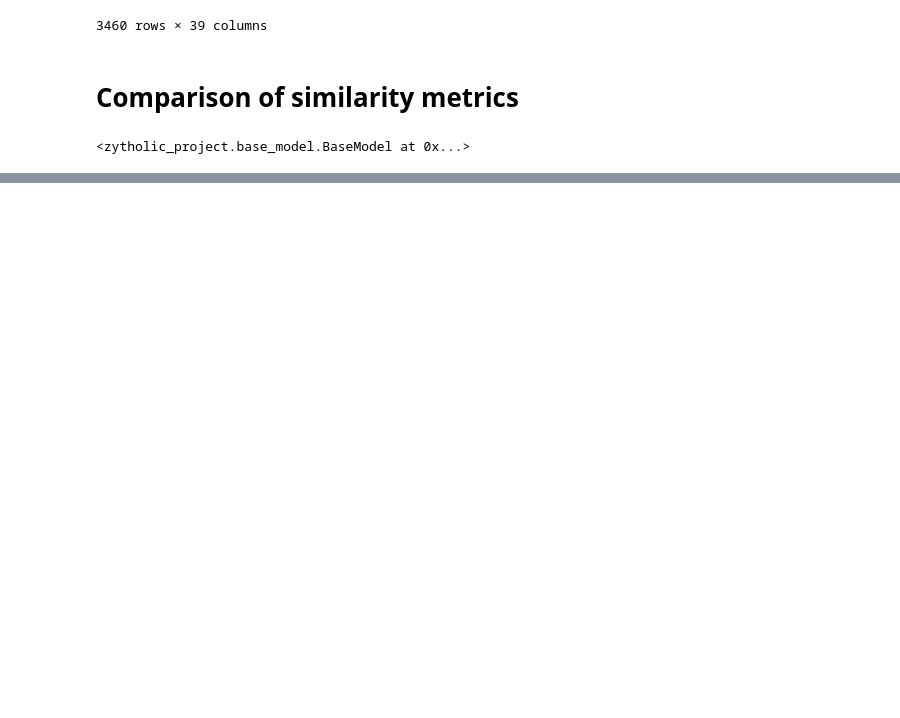
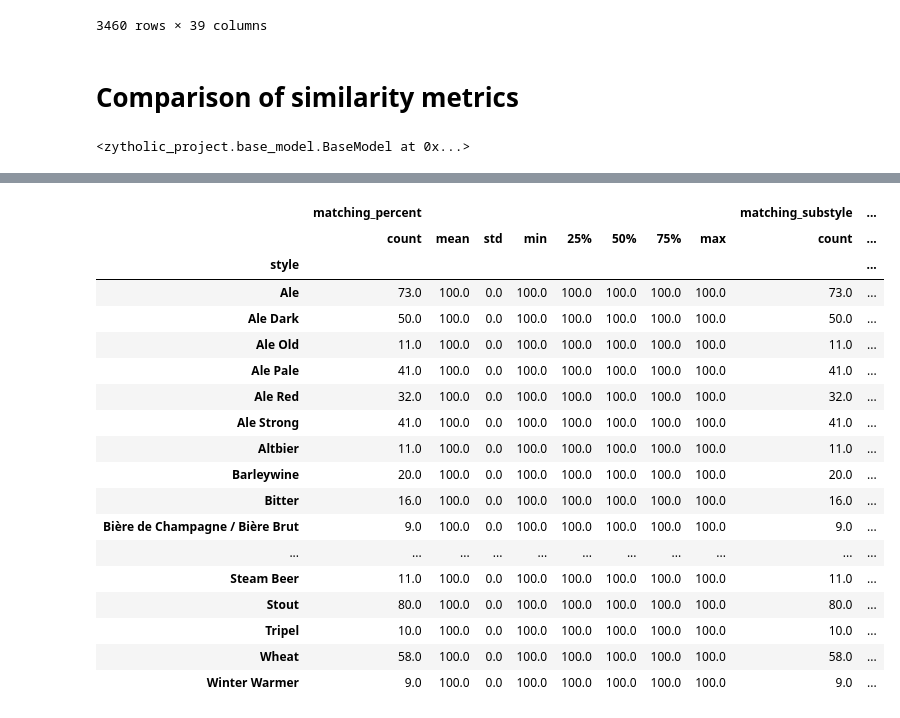
Before and after one commit to ltexp1998/zytholic_project, a Jupyter notebook: notebooks/atc_KMeans_base.ipynb, the cells around one changed output, grey strips where cells are left out. Saved outputs shown, nothing was run; the diff lists cells and outputs as text; code cells hidden in the pictures; blank space fills up the shorter version.

```diff
--- a/notebooks/atc_KMeans_base.ipynb
+++ b/notebooks/atc_KMeans_base.ipynb
@@ -42,7 +32,7 @@ corres= corres_xls.to_dict()
 dfbrew = dfbrew.rename(columns={"name": "brewery"})
 dfbrew = dfbrew.rename(columns={"id": "brewery_id"})
 
-dfbrew['brewery'].replace(corres[0], inplace=True)
+dfbrew['brewery'].replace(corres['top'], inplace=True)
 
 dfbrewb =  pd.merge(dfbeer,dfbrew[['brewery_id','brewery']],how='left',on=['brewery_id'])
 
@@ -338,0 +323,35 @@ match_brew = pd.read_excel('/Users/alix/code/ltexp1998/zytholic_project/assets/c
+# %%
+def test_prediction(model, n_recomm = 10):
+
+    # Use the features to calculate kernel (calculate all distances at once?)
+    sigmoid = cosine_similarity(model.X_test_proc, model.X_train_proc)
+
+    matching_results = []
+    substyles = []
+    # Predict the closest beers in reference dataset
+    for idx in range(sigmoid.shape[0]):
+        distances = sigmoid[idx, :]
+        sorted_distances = sorted(
+                list(enumerate(distances)),
+                key=lambda x:x[1],reverse=True)
+        # get the top n predictions
+        closest_items = sorted_distances[0:n_recomm+1]
+        beers_indices = [i[0] for i in closest_items]
+
+        # check original_style == predict_style percentage
+        original_style = model.X_test["style"].iloc[idx]
+        propositions = model.X_train.iloc[beers_indices, :]
+        matching_percent = propositions[propositions['style'] == original_style].shape[0]\
+            / propositions.shape[0] * 100
+        matching_results.append(matching_percent)
+
+        #compare substyle matching
+        original_substyle = model.X_test.iloc[idx, -7:]
+        comp = propositions.iloc[:, -7:]
+        substyle_match = ((original_substyle == comp).sum()/ comp.shape[0]).min()
+        substyles.append(substyle_match)
+
+    results = model.X_test.copy()
+    results['matching_percent'] = matching_results
+    results['substyle'] = substyles
+    return results
@@ -338,0 +378,25 @@ match_brew = pd.read_excel('/Users/alix/code/ltexp1998/zytholic_project/assets/c
+# %%
+results = test_prediction(model)
+
+
+results.groupby('style')[['matching_percent', 'matching_substyle']].agg('describe')
+# %% [output]
+|  | matching_percent |  |  |  |  |  |  |  | matching_substyle | ... |
+|  | count | mean | std | min | 25% | 50% | 75% | max | count | ... |
+| style |  |  |  |  |  |  |  |  |  | ... |
+| Ale | 73.0 | 100.0 | 0.0 | 100.0 | 100.0 | 100.0 | 100.0 | 100.0 | 73.0 | ... |
+| Ale Dark | 50.0 | 100.0 | 0.0 | 100.0 | 100.0 | 100.0 | 100.0 | 100.0 | 50.0 | ... |
+| Ale Old | 11.0 | 100.0 | 0.0 | 100.0 | 100.0 | 100.0 | 100.0 | 100.0 | 11.0 | ... |
+| Ale Pale | 41.0 | 100.0 | 0.0 | 100.0 | 100.0 | 100.0 | 100.0 | 100.0 | 41.0 | ... |
+| Ale Red | 32.0 | 100.0 | 0.0 | 100.0 | 100.0 | 100.0 | 100.0 | 100.0 | 32.0 | ... |
+| Ale Strong | 41.0 | 100.0 | 0.0 | 100.0 | 100.0 | 100.0 | 100.0 | 100.0 | 41.0 | ... |
+| Altbier | 11.0 | 100.0 | 0.0 | 100.0 | 100.0 | 100.0 | 100.0 | 100.0 | 11.0 | ... |
+| Barleywine | 20.0 | 100.0 | 0.0 | 100.0 | 100.0 | 100.0 | 100.0 | 100.0 | 20.0 | ... |
+| Bitter | 16.0 | 100.0 | 0.0 | 100.0 | 100.0 | 100.0 | 100.0 | 100.0 | 16.0 | ... |
+| Bière de Champagne / Bière Brut | 9.0 | 100.0 | 0.0 | 100.0 | 100.0 | 100.0 | 100.0 | 100.0 | 9.0 | ... |
+| ... | ... | ... | ... | ... | ... | ... | ... | ... | ... | ... |
+| Steam Beer | 11.0 | 100.0 | 0.0 | 100.0 | 100.0 | 100.0 | 100.0 | 100.0 | 11.0 | ... |
+| Stout | 80.0 | 100.0 | 0.0 | 100.0 | 100.0 | 100.0 | 100.0 | 100.0 | 80.0 | ... |
+| Tripel | 10.0 | 100.0 | 0.0 | 100.0 | 100.0 | 100.0 | 100.0 | 100.0 | 10.0 | ... |
+| Wheat | 58.0 | 100.0 | 0.0 | 100.0 | 100.0 | 100.0 | 100.0 | 100.0 | 58.0 | ... |
+| Winter Warmer | 9.0 | 100.0 | 0.0 | 100.0 | 100.0 | 100.0 | 100.0 | 100.0 | 9.0 | ... |
```
Also changed, not shown: parts of 12 cells of this notebook.
